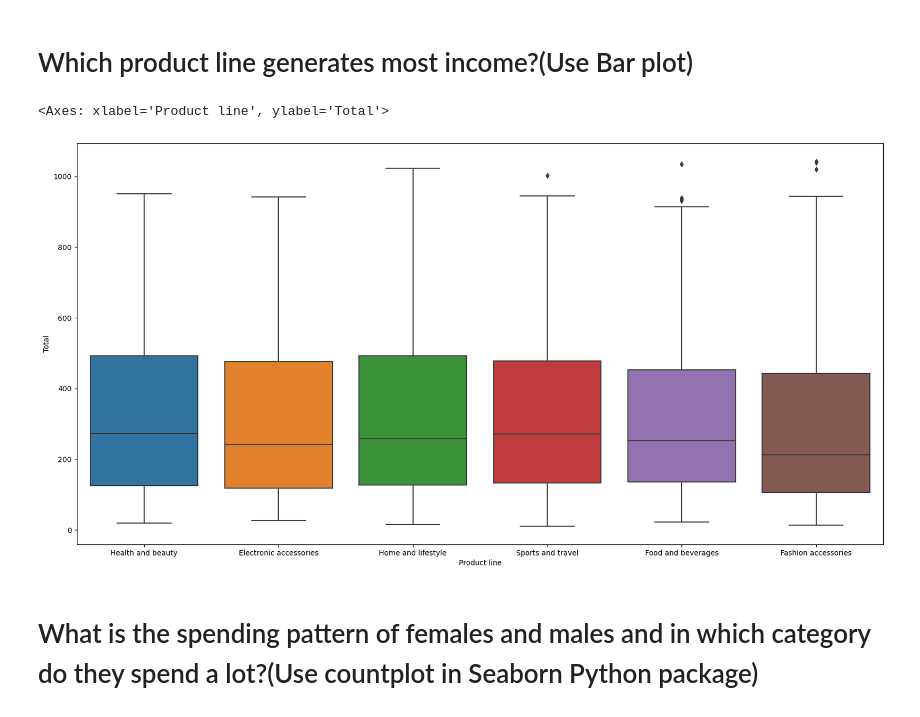
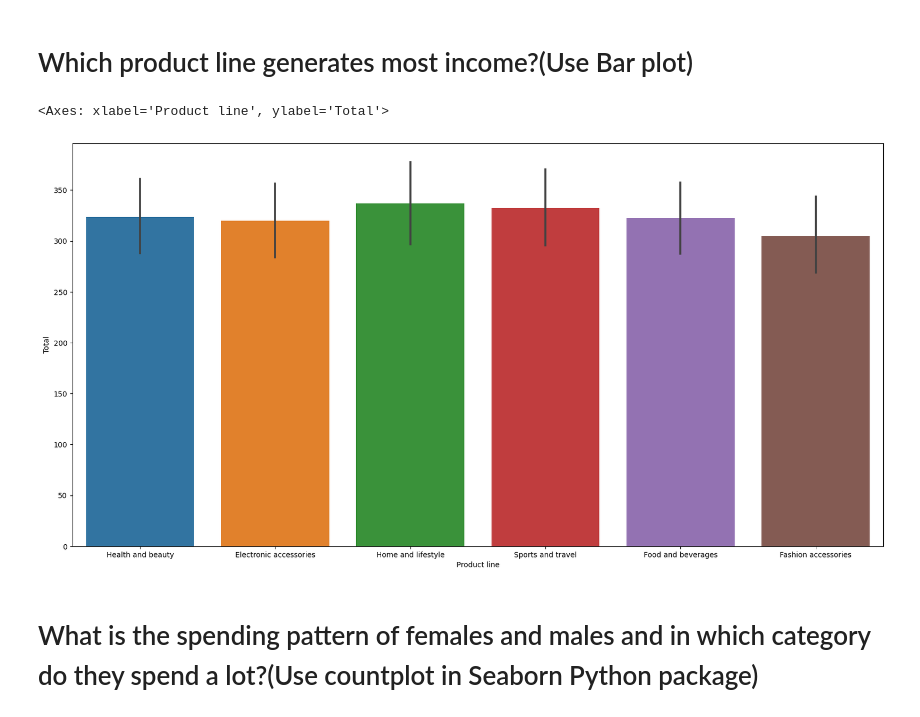
Before and after one commit to ESHWAR-333/data-science-industrial-program, a Jupyter notebook: assignment-1/data science assignment 1.ipynb, the cells around one changed output. Drawn from its saved outputs; the diff is of its cells as text; code cells hidden in the pictures.

```diff
--- a/assignment-1/data science assignment 1.ipynb
+++ b/assignment-1/data science assignment 1.ipynb
@@ -234,10 +335,10 @@ Name: gross income, Length: 89, dtype: float64
 # Which product line generates most income?(Use Bar plot)
 # %%
 plt.figure(figsize=(20,10))
-sns.boxplot(x='Product line',y='Total',data=data)
+sns.barplot(x='Product line',y='Total', data=data)
 # %% [output]
 <Axes: xlabel='Product line', ylabel='Total'>
-[figure, old version]
+[figure, new version]
 # %% [markdown]
 # What is the spending pattern of females and males and in which category do they spend a lot?(Use countplot in Seaborn Python package)
 # %%
```
Also changed, not shown: parts of 15 cells of this notebook.
